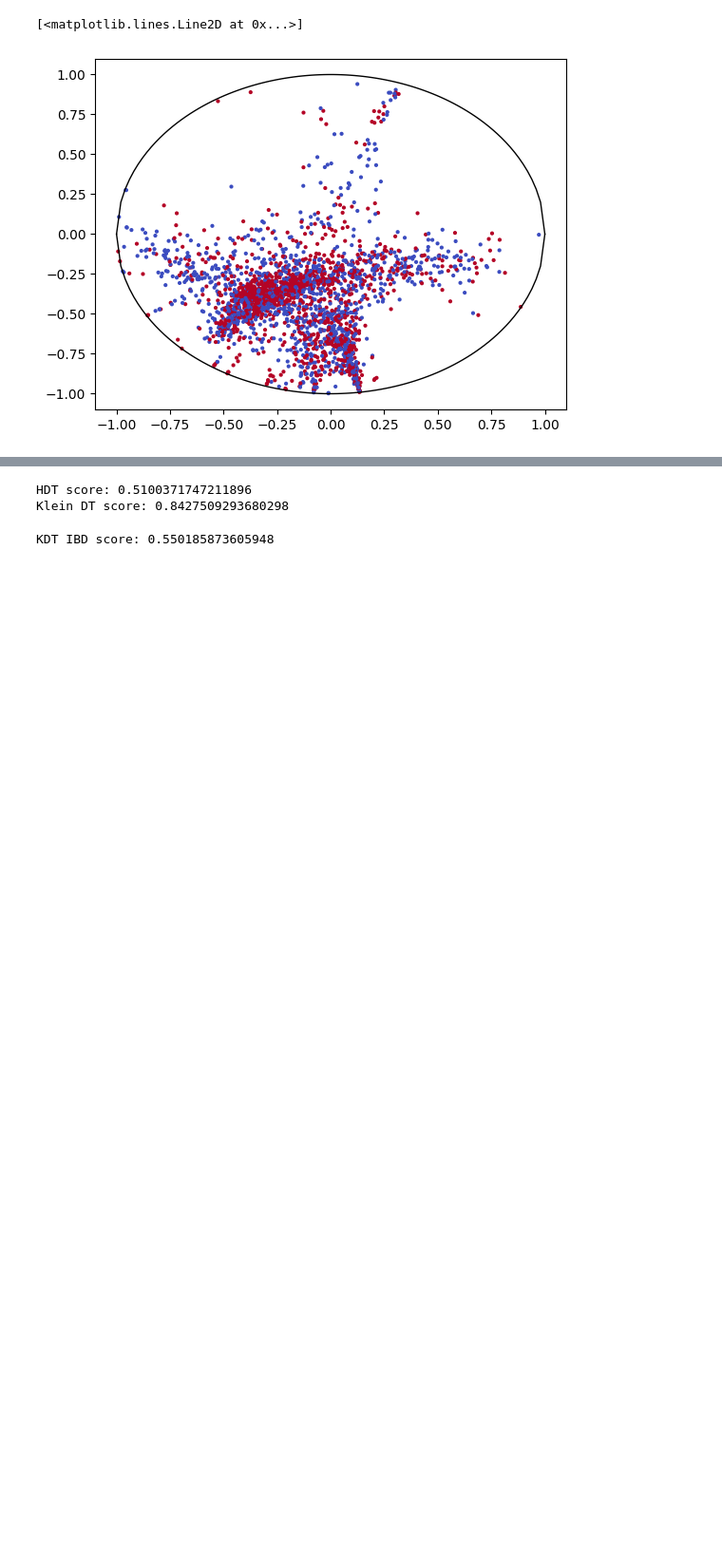
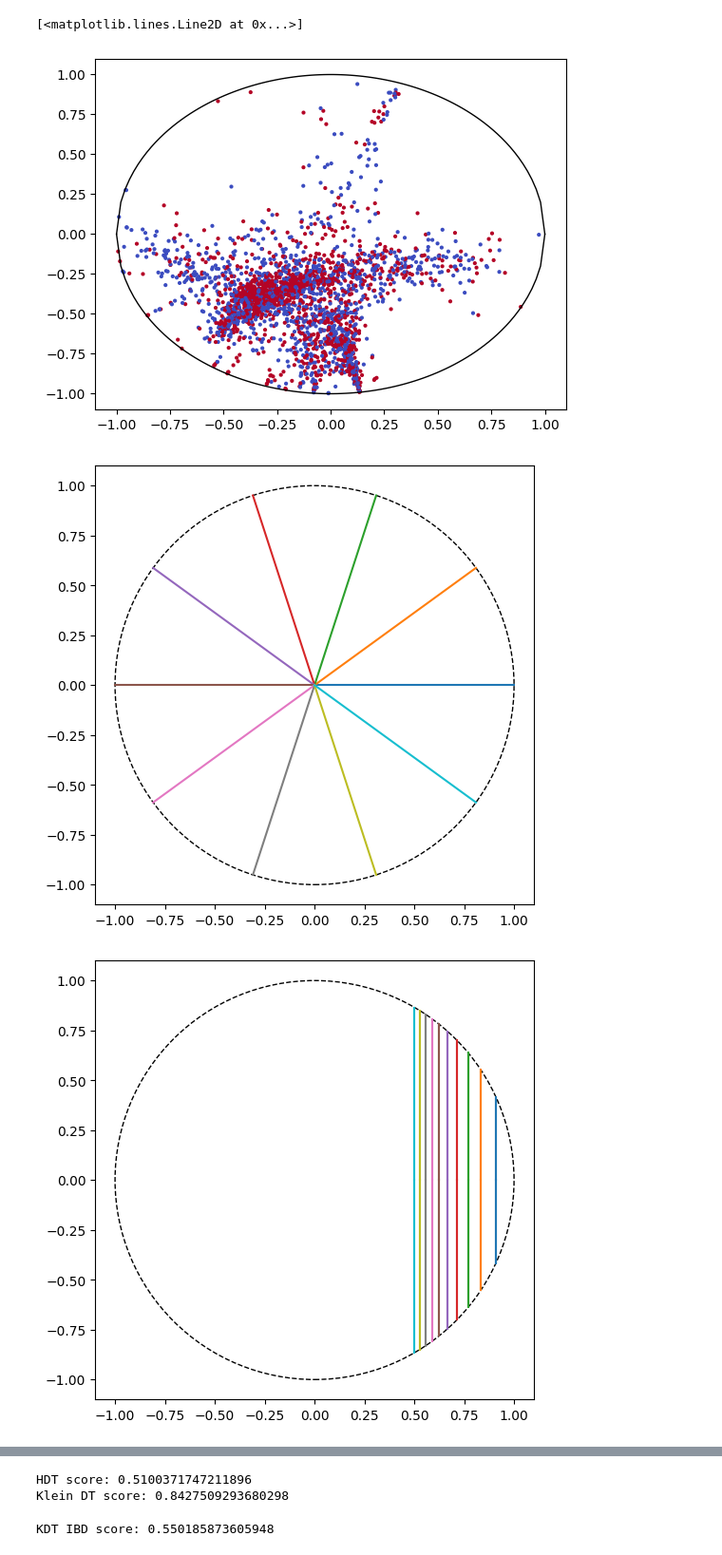
Before and after one commit to pchlenski/hyperdt, a Jupyter notebook: 5_klein_model.ipynb, the cells around one changed output, grey strips where cells are left out. Shown at 95% size. Saved outputs shown, nothing was run; the diff lists cells and outputs as text; code cells hidden in the pictures; blank space fills up the shorter version.

```diff
--- a/5_klein_model.ipynb
+++ b/5_klein_model.ipynb
@@ -89,3 +98,71 @@ plt.plot(x, -y, c="k", linewidth=1)
 # %% [output]
 [<matplotlib.lines.Line2D at 0x...>]
 [figure]
+# %%
+# Verify that geodesics in Poincare map to straight lines in Klein - ChatGPT
+# Yes, this works!
+
+
+def draw_poincare_disk():
+    fig, ax = plt.subplots(figsize=(6, 6))
+    ax.set_xlim(-1.1, 1.1)
+    ax.set_ylim(-1.1, 1.1)
+    ax.add_artist(
+        plt.Circle((0, 0), 1, fill=False, color="black", linestyle="dashed")
+    )
+    ax.set_aspect("equal", "box")
+    return ax
+
+
+def kleinify(x, y):
+    X = np.stack((x, y), axis=1)
+    X = convert(X, initial="poincare", final="klein")
+    x = X[:, 0]
+    y = X[:, 1]
+    return x, y
+
+
+def radial_geodesics(n=10, klein=False):
+    ax = draw_poincare_disk()
+    thetas = np.linspace(0, 2 * np.pi, n, endpoint=False)
+    for theta in thetas:
+        t = np.linspace(
+            0, 0.999, 100
+        )  # Stopping at 0.999 to keep inside the disk
+        x = t * np.cos(theta)
+        y = t * np.sin(theta)
+        x, y = kleinify(x, y) if klein else (x, y)
+        ax.plot(x, y)
+    plt.show()
+
+
+def circular_geodesics(n=10, klein=False):
+    ax = draw_poincare_disk()
+    centers = np.linspace(1.1, 2, n)  # Starting at 1.1 to be outside the disk
+    for c in centers:
+        r = np.sqrt(c ** 2 - 1)
+        theta = np.linspace(0, 2 * np.pi, 100)
+        x = r * np.cos(theta) + c
+        y = r * np.sin(theta)
+        x, y = kleinify(x, y) if klein else (x, y)
+        ax.plot(x, y)
+    plt.show()
+
+
+def diametrical_geodesics(n=10, klein=False):
+    ax = draw_poincare_disk()
+    points = np.random.rand(n, 2) * 0.8  # Random points inside the disk
+    for p in points:
+        x = [p[0], -p[0]]
+        y = [p[1], -p[1]]
+        x, y = kleinify(x, y) if klein else (x, y)
+        ax.plot(x, y)
+    plt.show()
+
+
+radial_geodesics(klein=True)
+circular_geodesics(klein=True)
+diametrical_geodesics(klein=True)
+# %% [output]
+[figure, added]
+[figure, added]
```
Also changed, not shown: parts of 8 cells of this notebook, 1 other file.
